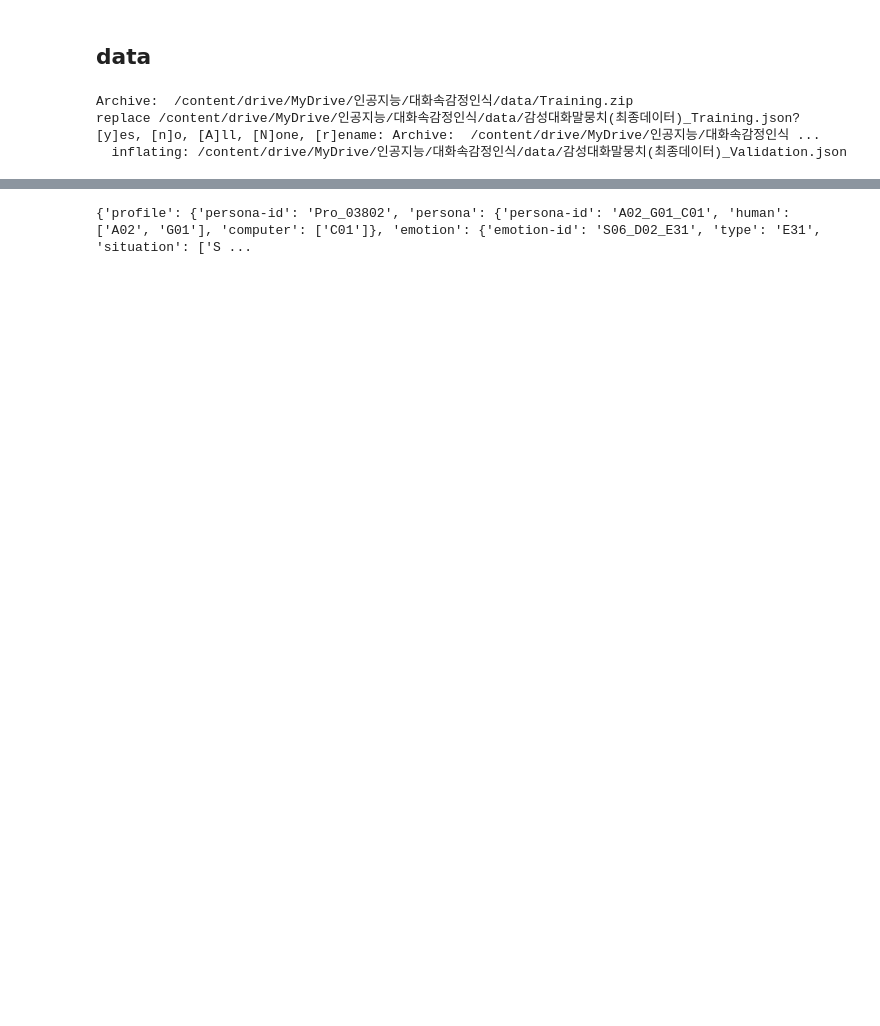
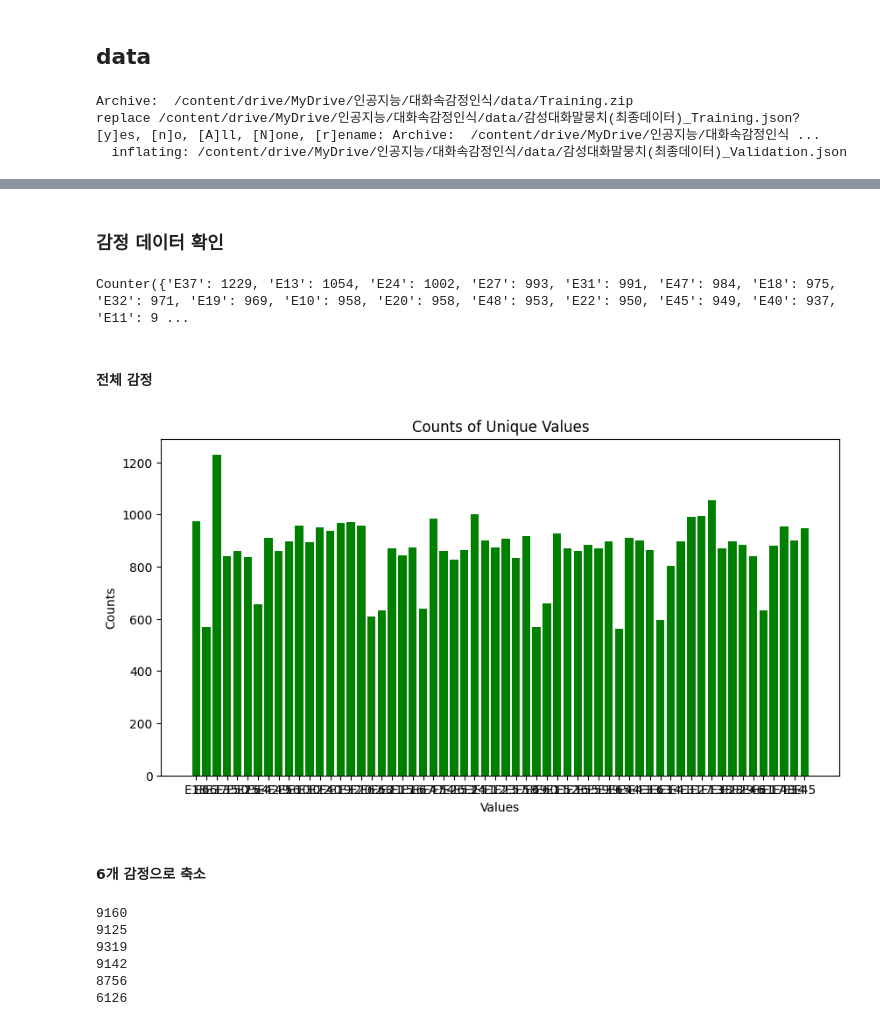
Before and after one commit to jx-dohwan/RoBERTa_ERC, a Jupyter notebook: Emotion_recognition_in_conversation_v2.ipynb, the cells around one changed output, grey strips where cells are left out. Cells and saved outputs as stored; diff of their text form; code cells hidden in the pictures; blank space fills up the shorter version.

```diff
--- a/Emotion_recognition_in_conversation_v2.ipynb
+++ b/Emotion_recognition_in_conversation_v2.ipynb
@@ -21,5 +31,5 @@ valid_path = "/content/drive/MyDrive/인공지능/대ᄒ
 # %%
-with open(valid_path) as f:
+with open(train_path) as f:
       data = json.load(f)
 # %%
 len(data)
@@ -32,4 +42,36 @@ print(data[0])
-# %%
-print(data[1])
-# %% [output]
-{'profile': {'persona-id': 'Pro_03802', 'persona': {'persona-id': 'A02_G01_C01', 'human': ['A02', 'G01'], 'computer': ['C01']}, 'emotion': {'emotion-id': 'S06_D02_E31', 'type': 'E31', 'situation': ['S ...
+# %% [markdown]
+### 감정 데이터 확인
+# %%
+emotion_list = []
+for i in range(len(data)):
+  emotion_list.append(data[i]['profile']['emotion']['type'])
+# %%
+counts = Counter(emotion_list)
+print(counts)
+# %% [output]
+Counter({'E37': 1229, 'E13': 1054, 'E24': 1002, 'E27': 993, 'E31': 991, 'E47': 984, 'E18': 975, 'E32': 971, 'E19': 969, 'E10': 958, 'E20': 958, 'E48': 953, 'E22': 950, 'E45': 949, 'E40': 937, 'E11': 9 ...
+# %% [markdown]
+#### 전체 감정
+# %%
+fig = plt.figure(figsize=(10, 5))
+
+# 시각화할 데이터
+x = list(counts.keys())
+y = list(counts.values())
+
+# bar 그래프 생성
+plt.bar(x, y, color='green')
+
+# 그래프 제목 설정
+plt.title("Counts of Unique Values")
+
+# x축과 y축 레이블 설정
+plt.xlabel("Values")
+plt.ylabel("Counts")
+
+# 그래프 출력
+plt.show()
+# %% [output]
+[figure, added]
+# %% [markdown]
+#### 6개 감정으로 축소
@@ -35,0 +99,14 @@ print(data[1])
+# %%
+print(len(anger_list))
+print(len(sadness_list))
+print(len(anxiety_list))
+print(len(wound_list))
+print(len(panic_list))
+print(len(joy_list))
+# %% [output]
+9160
+9125
+9319
+9142
+8756
+6126
```
Also changed, not shown: parts of 8 cells of this notebook.
